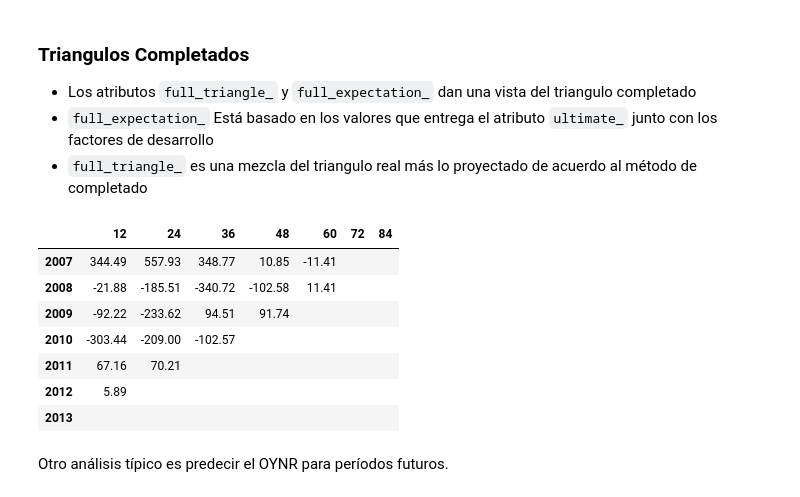
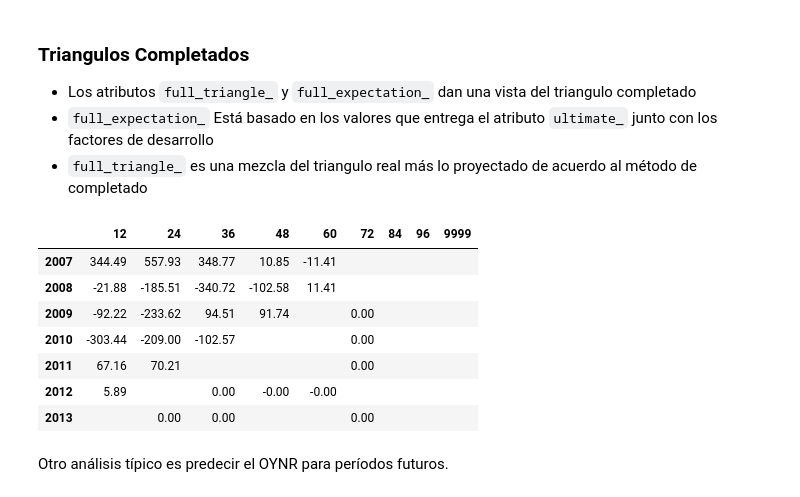
Before and after one commit to andesanalytics/python, a Jupyter notebook: docs/modulo_4/Clase2.ipynb, the cells around one changed output. Saved outputs shown, nothing was run; the diff lists cells and outputs as text; code cells hidden in the pictures.

```diff
--- a/docs/modulo_4/Clase2.ipynb
+++ b/docs/modulo_4/Clase2.ipynb
@@ -666,19 +636,19 @@ triangle['incurred']
 * Los atributos `full_triangle_` y `full_expectation_` dan una vista del triangulo completado
 * `full_expectation_` Está basado en los valores que entrega el atributo `ultimate_` junto con los factores de desarrollo
 * `full_triangle_` es una mezcla del triangulo real más lo proyectado de acuerdo al método de completado
-# %%
-model = cl.Chainladder().fit(cl.load_sample('ukmotor'))
-residuals = model.full_expectation_ - model.full_triangle_
-residuals[residuals.valuation<=model.X_.valuation_date]
-# %% [output]
-|  | 12 | 24 | 36 | 48 | 60 | 72 | 84 |
-| 2007 | 344.49 | 557.93 | 348.77 | 10.85 | -11.41 |  |  |
-| 2008 | -21.88 | -185.51 | -340.72 | -102.58 | 11.41 |  |  |
-| 2009 | -92.22 | -233.62 | 94.51 | 91.74 |  |  |  |
-| 2010 | -303.44 | -209.00 | -102.57 |  |  |  |  |
-| 2011 | 67.16 | 70.21 |  |  |  |  |  |
-| 2012 | 5.89 |  |  |  |  |  |  |
-| 2013 |  |  |  |  |  |  |  |
+# %%
+model = cl.Chainladder().fit(cl.load_sample('ukmotor'))
+residuals = model.full_expectation_ - model.full_triangle_
+residuals
+# %% [output]
+|  | 12 | 24 | 36 | 48 | 60 | 72 | 84 | 96 | 9999 |
+| 2007 | 344.49 | 557.93 | 348.77 | 10.85 | -11.41 |  |  |  |  |
+| 2008 | -21.88 | -185.51 | -340.72 | -102.58 | 11.41 |  |  |  |  |
+| 2009 | -92.22 | -233.62 | 94.51 | 91.74 |  | 0.00 |  |  |  |
+| 2010 | -303.44 | -209.00 | -102.57 |  |  | 0.00 |  |  |  |
+| 2011 | 67.16 | 70.21 |  |  |  | 0.00 |  |  |  |
+| 2012 | 5.89 |  | 0.00 | -0.00 | -0.00 |  |  |  |  |
+| 2013 |  | 0.00 | 0.00 |  |  | 0.00 |  |  |  |
 # %% [markdown]
 Otro análisis típico es predecir el OYNR para períodos futuros.
 # %%
```
Also changed, not shown: parts of 10 cells of this notebook.
